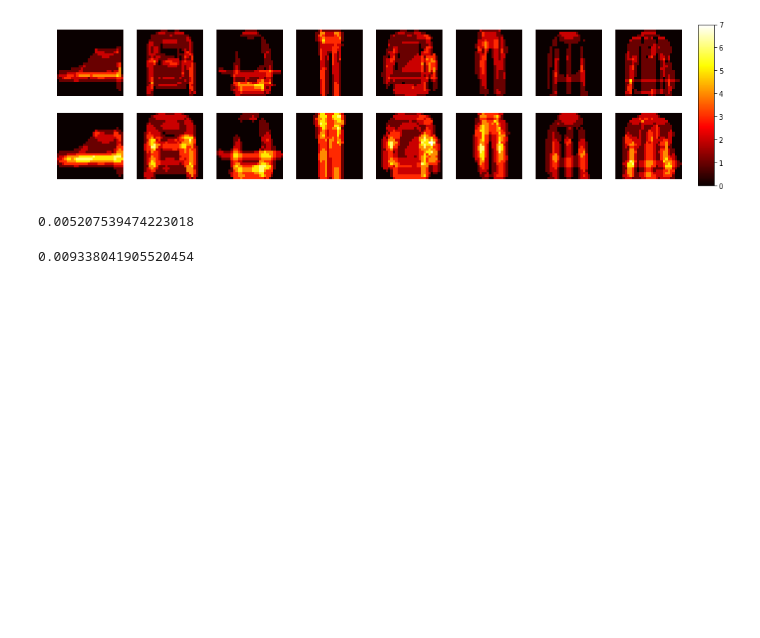
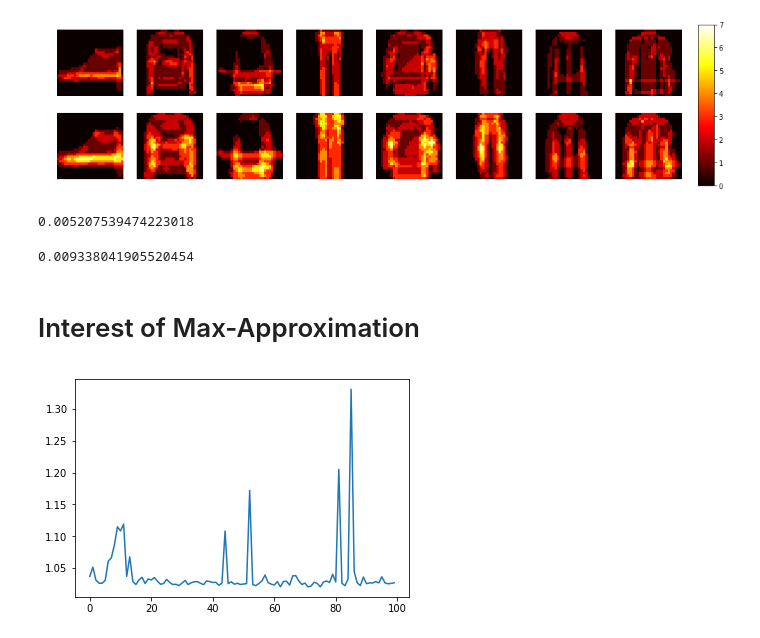
Before and after one commit to PonchonB/Mathematical_Morphologies_And_Deep_Learning, a Jupyter notebook: Notebooks/18_08_23_NMF_with_sparsity_constraints_Hoyer.ipynb, the cells around one changed output. Cells and saved outputs as stored; diff of their text form; code cells hidden in the pictures; blank space fills up the shorter version.

```diff
--- a/Notebooks/18_08_23_NMF_with_sparsity_constraints_Hoyer.ipynb
+++ b/Notebooks/18_08_23_NMF_with_sparsity_constraints_Hoyer.ipynb
@@ -192,3 +192,5 @@ atoms_analysis.mean_gray_scale_jaccard_index_of_atoms_weighted_by_images_code(at
 atoms_analysis.mean_gray_scale_jaccard_index_of_atoms_weighted_by_images_code(atoms_dil, H[:1000])
 # %% [output]
 0.009338041905520454
+# %% [markdown]
+# Interest of Max-Approximation
@@ -194,0 +199,19 @@ atoms_analysis.mean_gray_scale_jaccard_index_of_atoms_weighted_by_images_code(at
+# %%
+dilation_times = np.zeros(100)
+max_approximation_times = np.zeros(100)
+for i in range(100):
+    t1 = time.time()
+    bastien_utils.apply_operator_to_all_images(morphoMaths.dilatation, x_test, SE_scale=1)
+    t2=time.time()
+    dilation_times[i] = t2 - t1
+
+    t1 = time.time()
+    metrics.reconstructions(bastien_utils.apply_operator_to_all_images(morphoMaths.dilatation, atoms, SE_scale=1), H)
+    t2 = time.time()
+    max_approximation_times[i] = t2 - t1
+# %%
+mean_dilation_times = np.mean(dilation_times)
+plt.plot(np.arange(100), dilation_times)
+plt.show()
+# %% [output]
+[figure, added]
```
Also changed, not shown: parts of 4 cells of this notebook, 3 other files.
